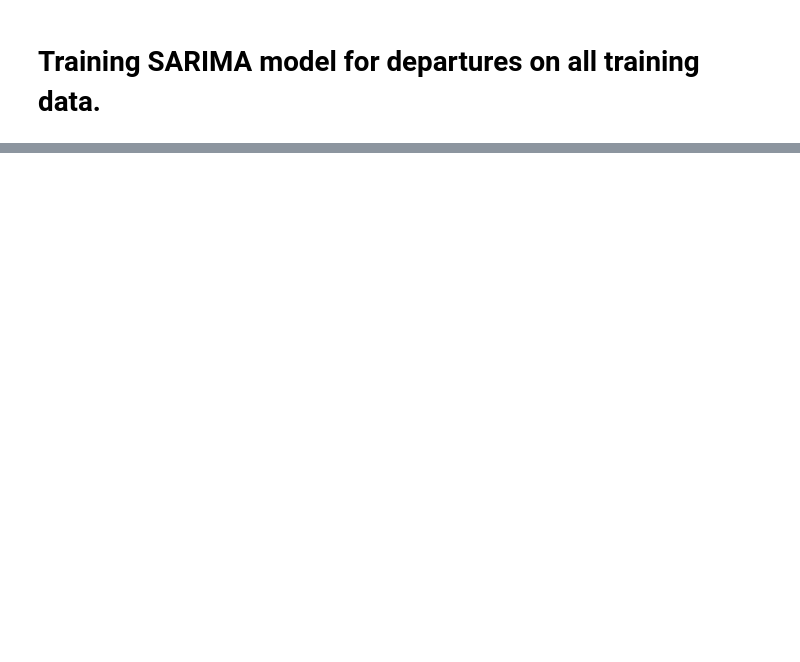
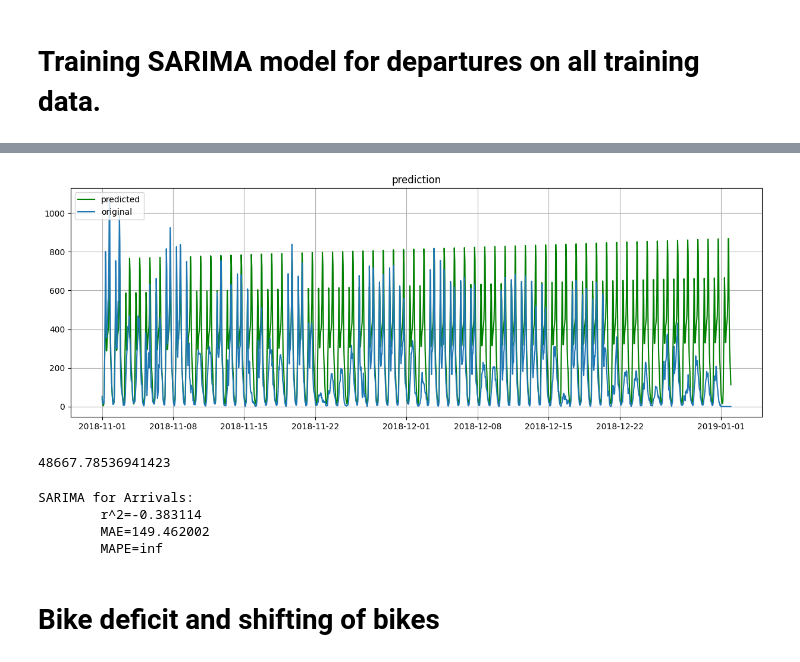
Before and after one commit to katrinemariepedersen/Business_analytics_project, a Jupyter notebook: SARIMA_prediction_model_12.ipynb, the cells around one changed output, grey strips where cells are left out. Saved outputs shown, nothing was run; the diff lists cells and outputs as text; code cells hidden in the pictures; blank space fills up the shorter version.

```diff
--- a/SARIMA_prediction_model_12.ipynb
+++ b/SARIMA_prediction_model_12.ipynb
@@ -751,0 +755,60 @@ SARIMA for Departures:
+# %%
+ps = 0
+qs = 2
+Ps = 2
+Qs = 1
+
+d = 0
+D = 0
+s = 24
+
+val_start = pd.Timestamp("2018-10-01")
+test_start = pd.Timestamp("2018-11-01")
+
+train_mask_arrivals = grouped_arrivals.index < val_start
+val_mask_arrivals   = (grouped_arrivals.index >= val_start) & (grouped_arrivals.index < test_start)
+test_mask_arrivals  = grouped_arrivals.index >= test_start
+
+train_arrivals = grouped_arrivals[train_mask_arrivals].iloc[:, 0]
+val_arrivals   = grouped_arrivals[val_mask_arrivals].iloc[:, 0]
+test_arrivals  = grouped_arrivals[test_mask_arrivals].iloc[:, 0]
+
+train_mask_all_arrivals = grouped_arrivals.index < test_start
+
+
+train_all_arrivals = grouped_arrivals[train_mask_all_arrivals].iloc[:, 0]
+
+model_sar_arr = SARIMAX(
+            train_all_arrivals,
+            order=(ps, d, qs),
+            seasonal_order=(Ps, D, Qs, s),
+            enforce_stationarity=False,     # prevent crashes
+            enforce_invertibility=False,    # prevent crashes
+            simple_differencing=True,       # reduces matrix size
+            deprecation_warnings=False
+        )
+
+fit_sar_arr = model_sar_arr.fit(
+            method="powell",    # most stable optimizer (never segfaults)
+            disp=False
+        )
+
+test_forecast_arrivals = fit_sar_depar.forecast(steps=len(test_arrivals))
+# %%
+plotprediction(test_arrivals,test_forecast_arrivals)
+# %% [output]
+[figure, added]
+# %%
+mse_test = np.mean((test_arrivals.values-test_forecast_arrivals.values)**2)
+mse_test
+# %% [output]
+48667.78536941423
+# %%
+print_stats(test_arrivals,test_forecast_arrivals, "SARIMA for Arrivals")
+# %% [output]
+SARIMA for Arrivals:
+        r^2=-0.383114
+        MAE=149.462002
+        MAPE=inf
+# %% [markdown]
+# Bike deficit and shifting of bikes
```
Also changed, not shown: parts of 11 cells of this notebook, 3 other files.
